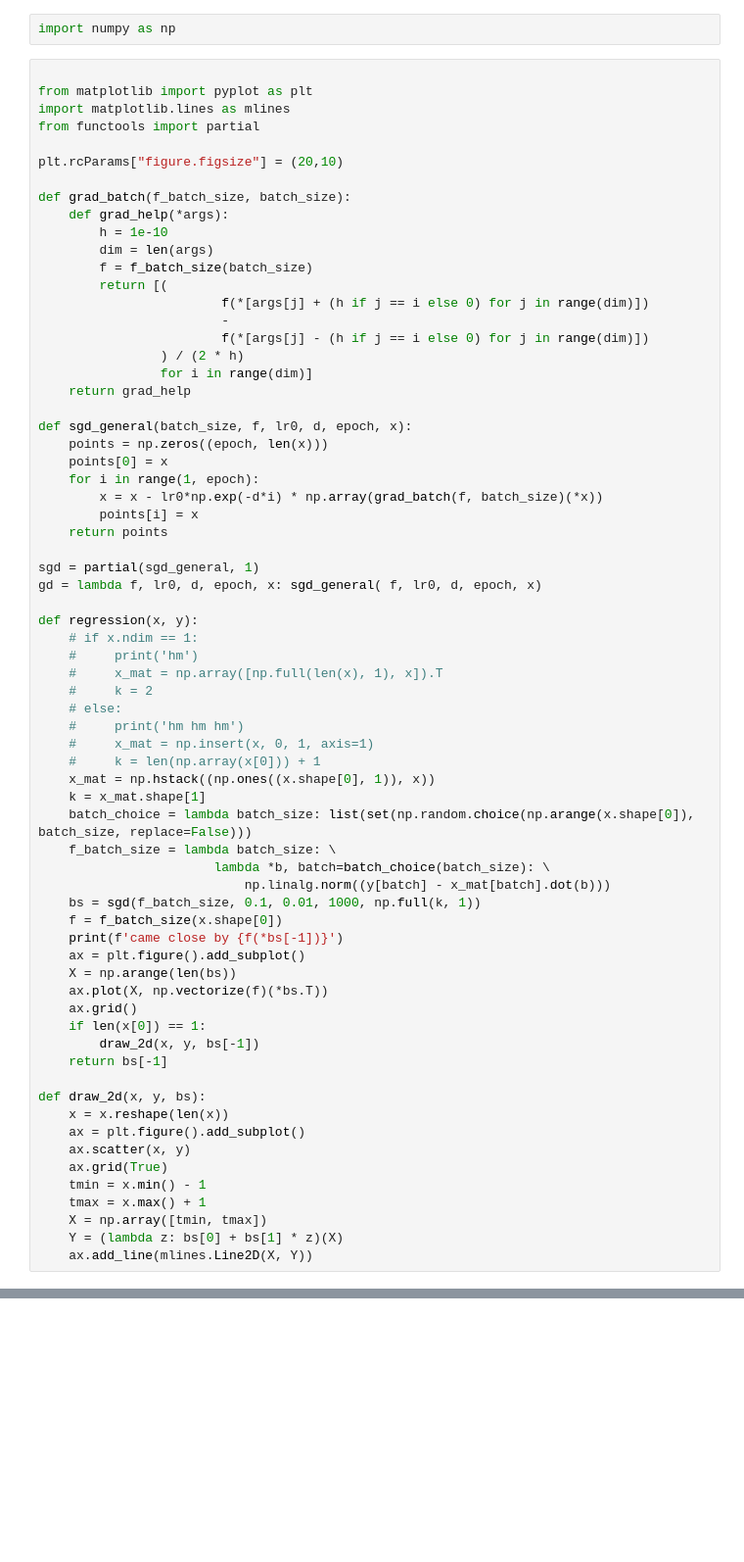
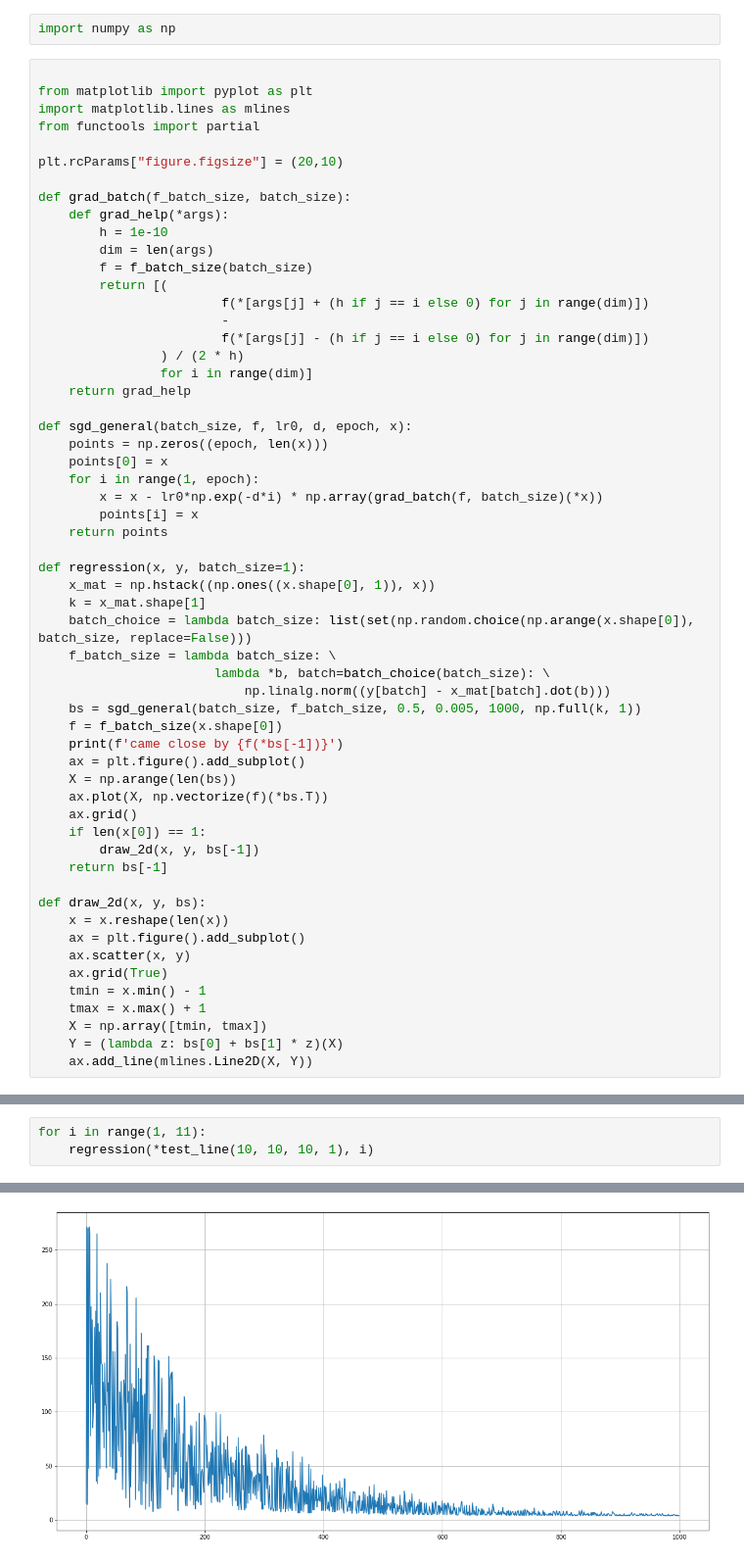
Before and after one commit to make-meth/y2020-ITMO-MO, a Jupyter notebook: 2/1_sgd.ipynb, the cells around one changed output, grey strips where cells are left out. Shown at 98% size. Drawn from its saved outputs; the diff is of its cells as text; blank space fills up the shorter version.

```diff
--- a/2/1_sgd.ipynb
+++ b/2/1_sgd.ipynb
@@ -29,25 +29,14 @@ def sgd_general(batch_size, f, lr0, d, epoch, x):
         points[i] = x
     return points
 
-sgd = partial(sgd_general, 1)
-gd = lambda f, lr0, d, epoch, x: sgd_general( f, lr0, d, epoch, x)
-
-def regression(x, y):
-    # if x.ndim == 1:
-    #     print('hm')
-    #     x_mat = np.array([np.full(len(x), 1), x]).T
-    #     k = 2
-    # else:
-    #     print('hm hm hm')
-    #     x_mat = np.insert(x, 0, 1, axis=1)
-    #     k = len(np.array(x[0])) + 1
+def regression(x, y, batch_size=1):
     x_mat = np.hstack((np.ones((x.shape[0], 1)), x))
     k = x_mat.shape[1]
     batch_choice = lambda batch_size: list(set(np.random.choice(np.arange(x.shape[0]), batch_size, replace=False)))
     f_batch_size = lambda batch_size: \
                        lambda *b, batch=batch_choice(batch_size): \
                            np.linalg.norm((y[batch] - x_mat[batch].dot(b)))
-    bs = sgd(f_batch_size, 0.1, 0.01, 1000, np.full(k, 1))
+    bs = sgd_general(batch_size, f_batch_size, 0.5, 0.005, 1000, np.full(k, 1))
     f = f_batch_size(x.shape[0])
     print(f'came close by {f(*bs[-1])}')
     ax = plt.figure().add_subplot()
@@ -127,0 +117,4 @@ array([ 0.10267539,  0.60778225,  0.27124339, -0.16681454,  0.22875016,
+# %%
+for i in range(1, 11):
+    regression(*test_line(10, 10, 10, 1), i)
+# %% [output]
@@ -127,0 +131 @@ array([ 0.10267539,  0.60778225,  0.27124339, -0.16681454,  0.22875016,
+[figure, added]
```
Also changed, not shown: parts of 5 cells of this notebook, 3 other files.
